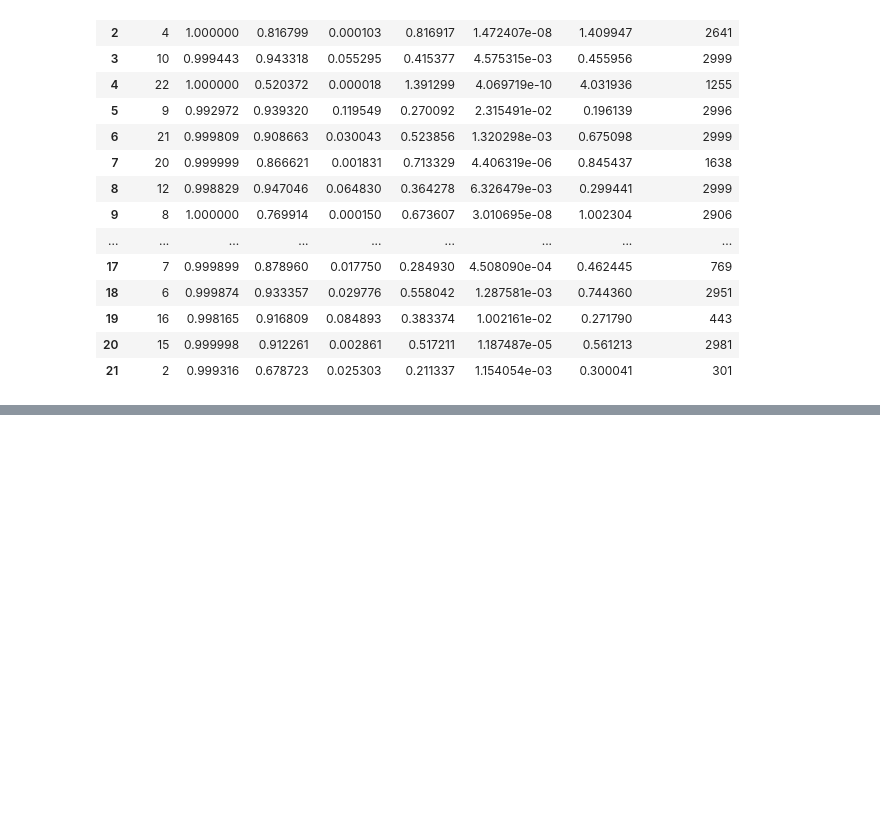
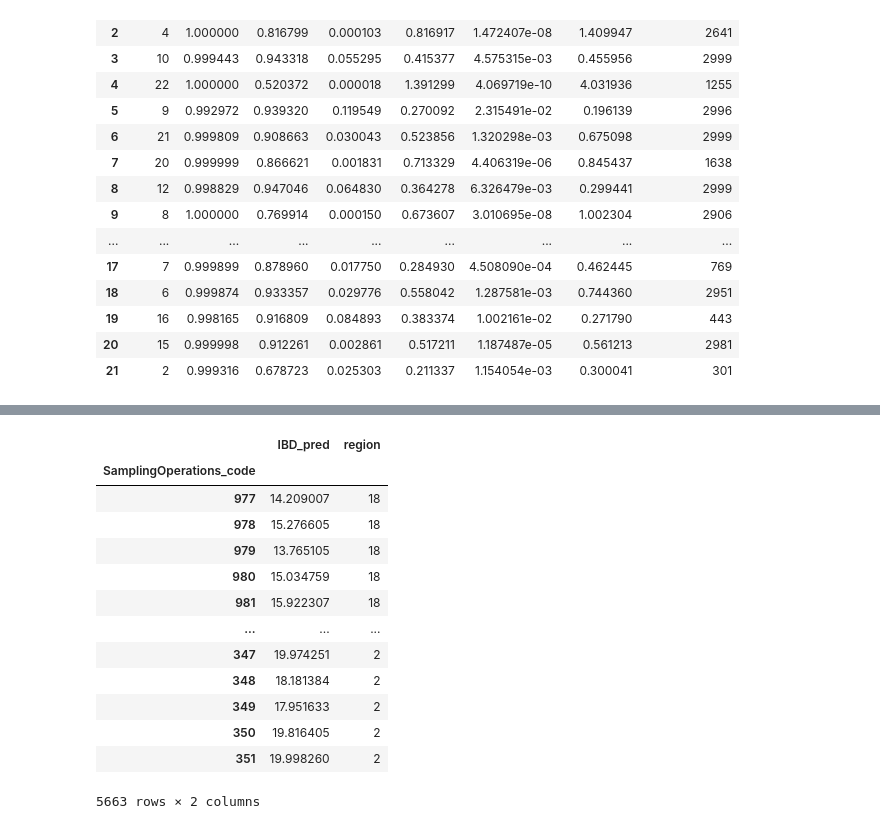
Before and after one commit to heritaco/Empilement-Tobit-CatBoost-et-interpolation-laplacienne-spatio-temporelle-pour-l-IBD-EQR, a Jupyter notebook: notebooks/06_cb_regression/mastuneado que buchona.ipynb, the cells around one changed output, grey strips where cells are left out. Drawn from its saved outputs; the diff is of its cells as text; code cells hidden in the pictures; blank space fills up the shorter version.

```diff
--- a/notebooks/06_cb_regression/mastuneado que buchona.ipynb
+++ b/notebooks/06_cb_regression/mastuneado que buchona.ipynb
@@ -468,0 +504,17 @@ KeyboardInterrupt:
+# %%
+predicciones
+# %% [output]
+|  | IBD_pred | region |
+| SamplingOperations_code |  |  |
+| 977 | 14.209007 | 18 |
+| 978 | 15.276605 | 18 |
+| 979 | 13.765105 | 18 |
+| 980 | 15.034759 | 18 |
+| 981 | 15.922307 | 18 |
+| ... | ... | ... |
+| 347 | 19.974251 | 2 |
+| 348 | 18.181384 | 2 |
+| 349 | 17.951633 | 2 |
+| 350 | 19.816405 | 2 |
+| 351 | 19.998260 | 2 |
+5663 rows × 2 columns
```
Also changed, not shown: parts of 8 cells of this notebook, 14 other files.
